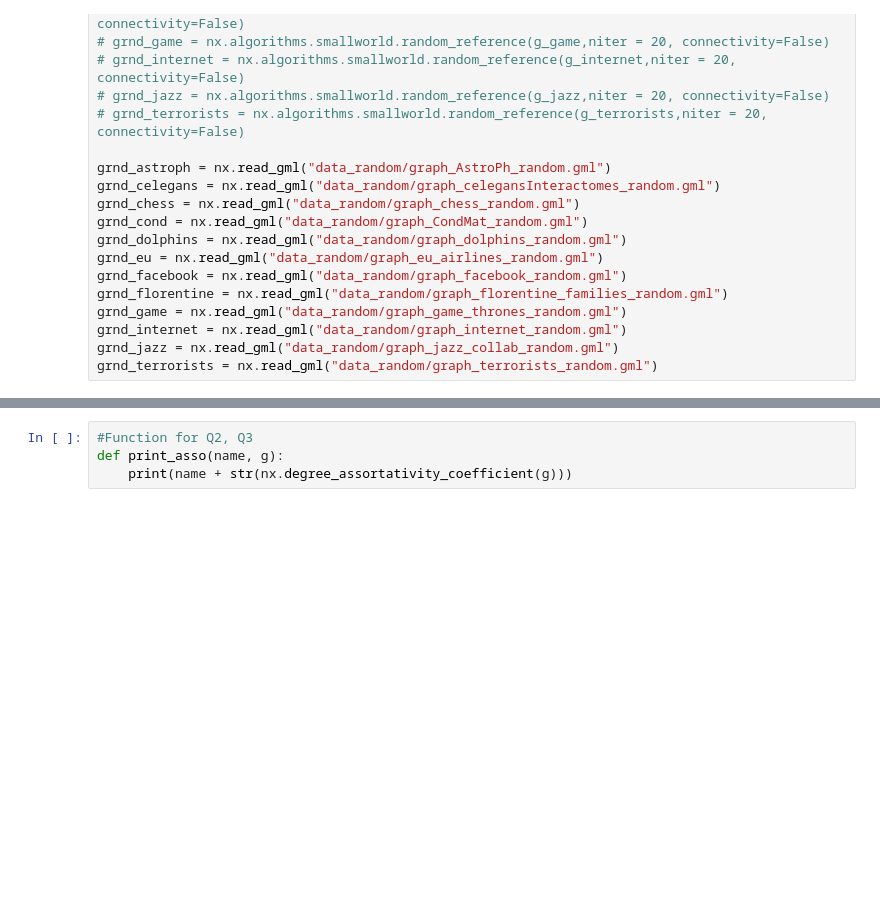
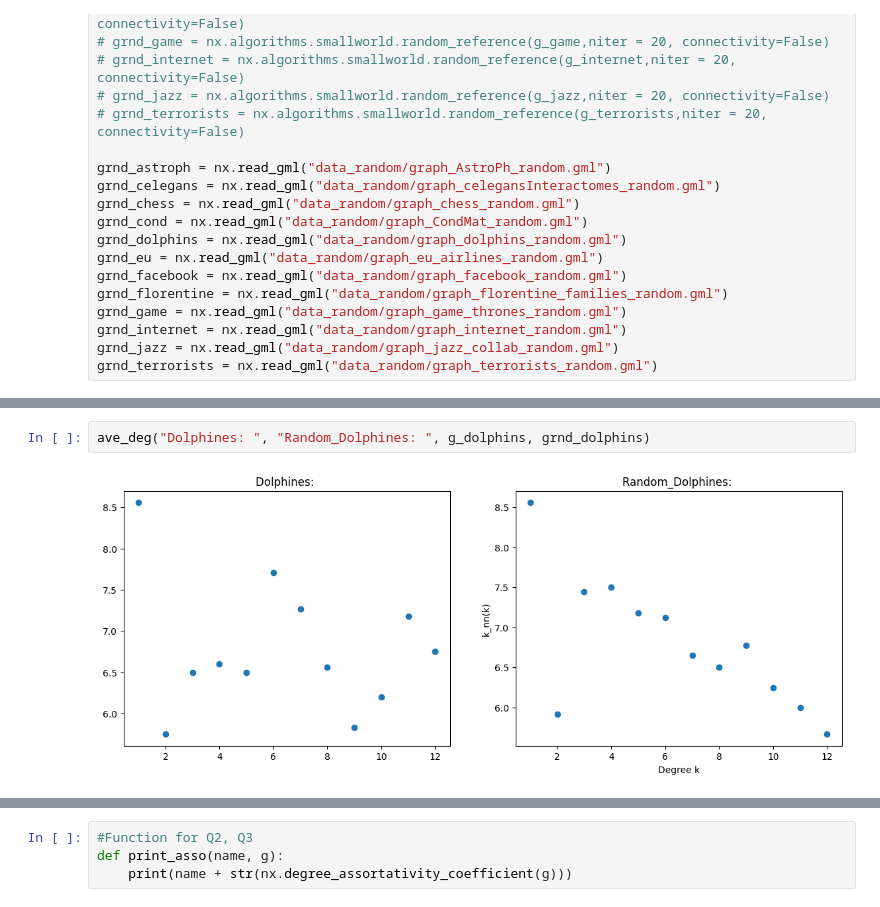
Before and after one commit to huyim/Netsci, a Jupyter notebook: Assi2/Hu_Yiming_EX2.ipynb, the cells around one changed output, grey strips where cells are left out. Drawn from its saved outputs; the diff is of its cells as text; blank space fills up the shorter version.

```diff
--- a/Assi2/Hu_Yiming_EX2.ipynb
+++ b/Assi2/Hu_Yiming_EX2.ipynb
@@ -141,0 +84,4 @@ Blue: Real; Orange: random
+# %%
+ave_deg("Dolphines: ", "Random_Dolphines: ", g_dolphins, grnd_dolphins)
+# %% [output]
+[figure, added]
```
Also changed, not shown: parts of 24 cells of this notebook.
